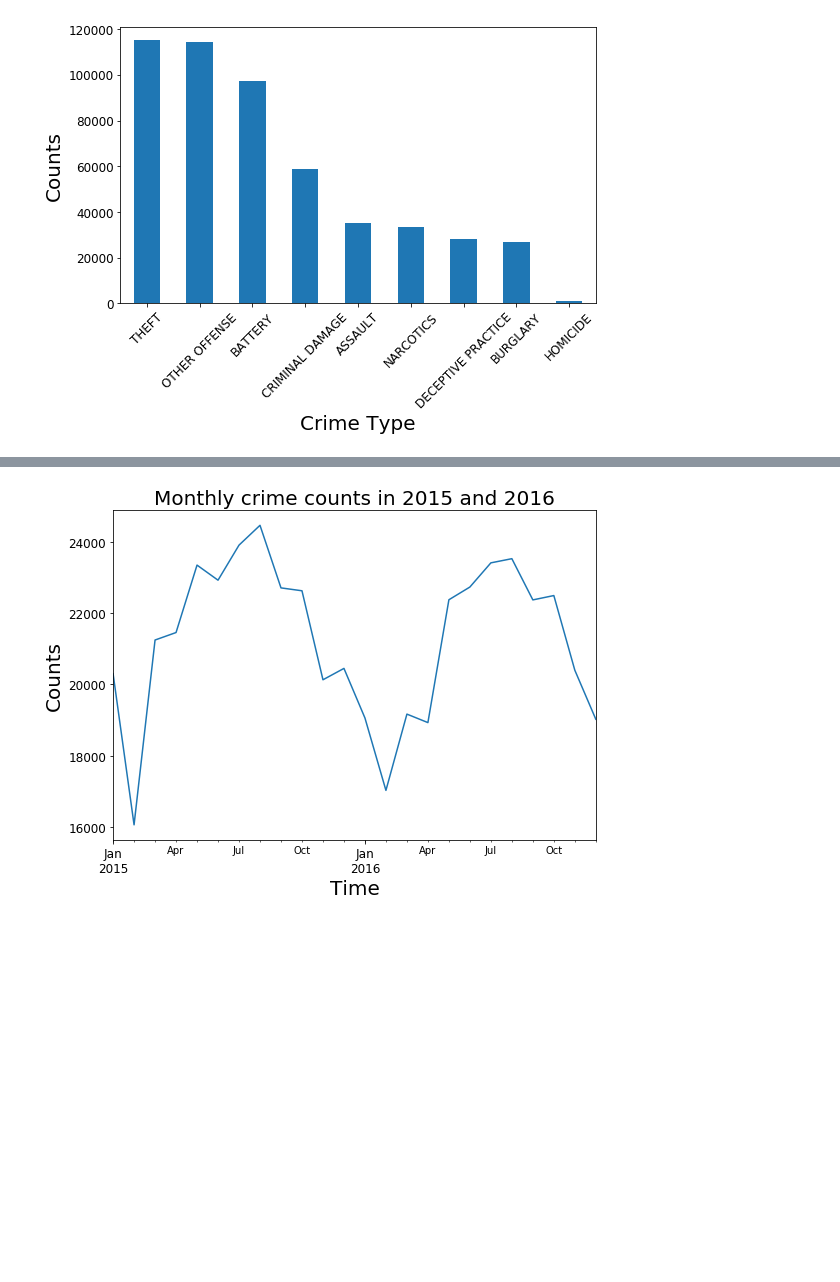
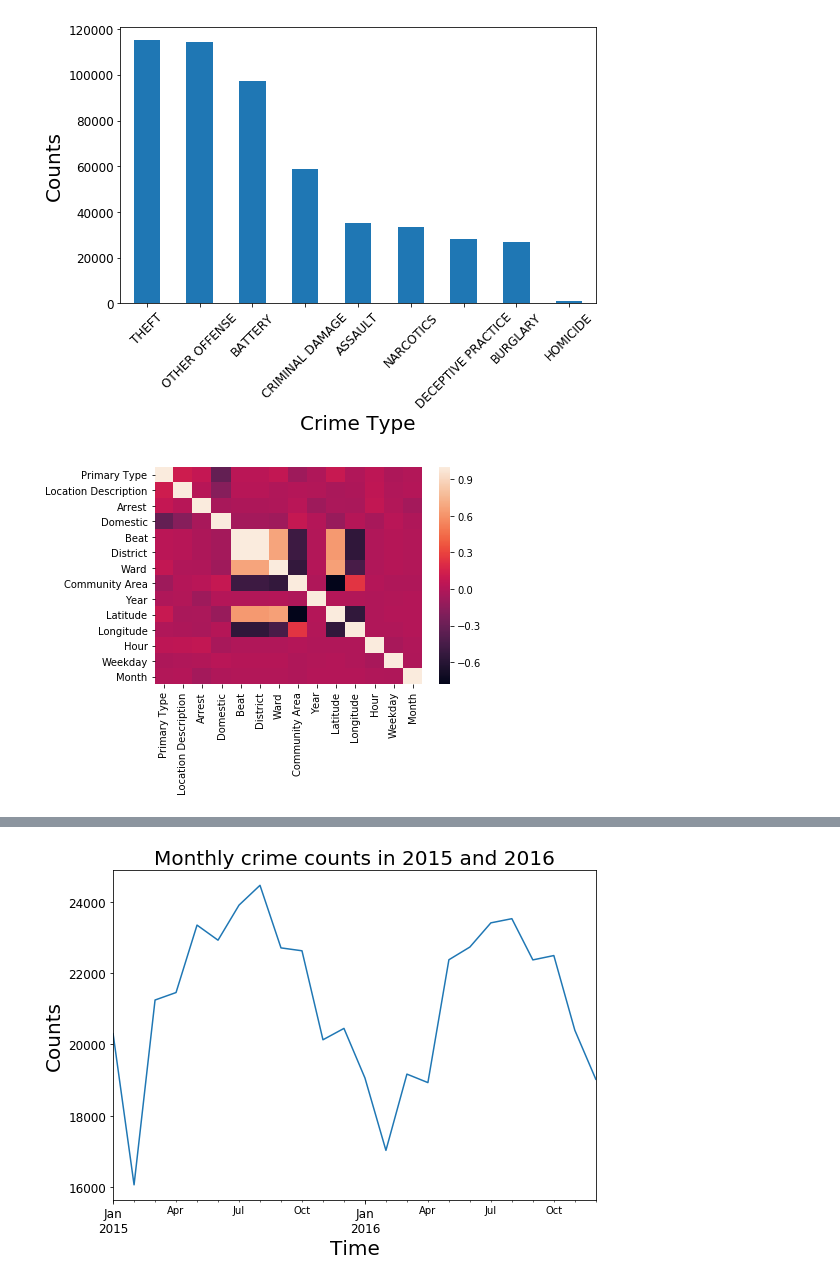
Before and after one commit to edging1218/Chicago_crimes, a Jupyter notebook: Chicago_crime.ipynb, the cells around one changed output, grey strips where cells are left out. Saved outputs shown, nothing was run; the diff lists cells and outputs as text; code cells hidden in the pictures; blank space fills up the shorter version.

```diff
--- a/Chicago_crime.ipynb
+++ b/Chicago_crime.ipynb
@@ -55,3 +55,16 @@ To make the model more robust and efficient, here, we transform the ‘Primary T
 vis.plot_bar(crimes.data, 'Total')
 # %% [output]
 [figure]
+# %%
+import seaborn as sns
+import matplotlib.pyplot as plt
+from sklearn.preprocessing import LabelEncoder
+df = crimes.data.copy()
+for col in ['Location Description', 'Primary Type']:
+    le = LabelEncoder()
+    df[col] = le.fit_transform(df[col])
+corr = df.corr()
+sns.heatmap(corr)
+plt.show()
+# %% [output]
+[figure, added]
```
Also changed, not shown: parts of 13 cells of this notebook, 17 other files.
